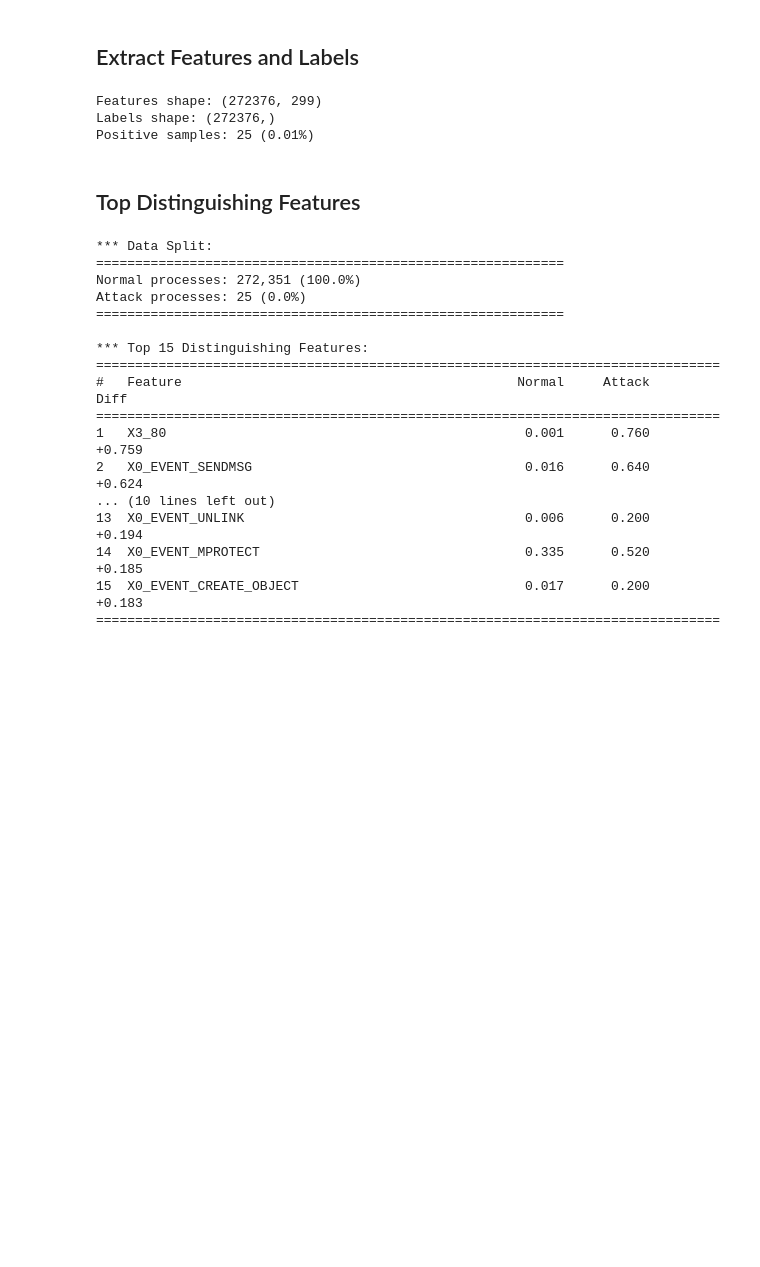
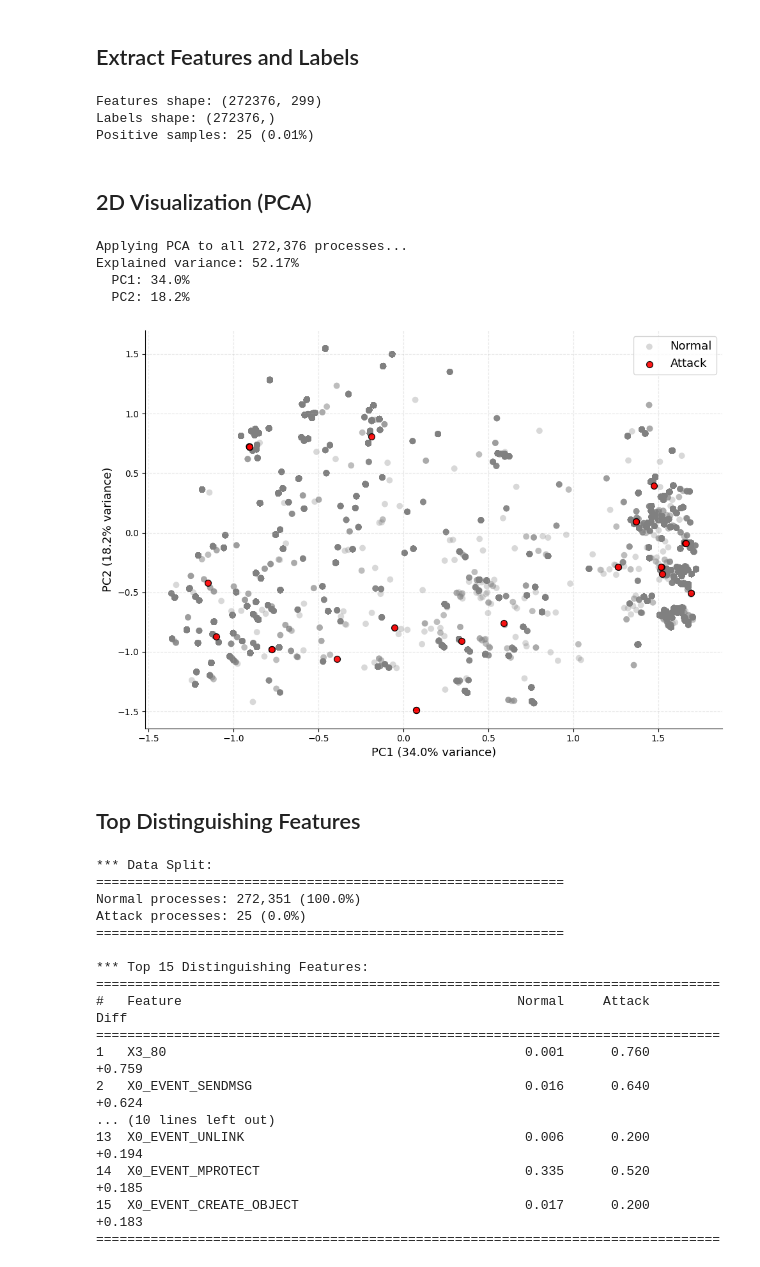
Before and after one commit to asiftauhid/gae_anomaly_detection, a Jupyter notebook: 0_data_exploration.ipynb, the cells around one changed output. Cells and saved outputs as stored; diff of their text form; code cells hidden in the pictures; blank space fills up the shorter version.

Commit message:
Added the PCA visual

```diff
--- a/0_data_exploration.ipynb
+++ b/0_data_exploration.ipynb
@@ -220,6 +220,50 @@ print(f"Positive samples: {y.sum()} ({y.mean():.2%})")
 Features shape: (272376, 299)
 Labels shape: (272376,)
 Positive samples: 25 (0.01%)
+# %% [markdown]
+## 2D Visualization (PCA)
+# %%
+from sklearn.decomposition import PCA
+
+print(f"Applying PCA to all {len(X):,} processes...")
+pca = PCA(n_components=2, random_state=42)
+X_pca = pca.fit_transform(X)
+
+print(f"Explained variance: {pca.explained_variance_ratio_.sum():.2%}")
+print(f"  PC1: {pca.explained_variance_ratio_[0]:.1%}")
+print(f"  PC2: {pca.explained_variance_ratio_[1]:.1%}")
+
+# Visualization
+fig, ax = plt.subplots(figsize=(10, 7))
+
+normal_mask = y == 0
+attack_mask = y == 1
+
+ax.scatter(X_pca[normal_mask, 0], X_pca[normal_mask, 1],
+           c='gray', alpha=0.3, s=50, label='Normal', edgecolors='none')
+ax.scatter(X_pca[attack_mask, 0], X_pca[attack_mask, 1],
+           c='red', alpha=0.9, s=50, marker='o',
+           label='Attack', edgecolors='black')
+
+ax.set_xlabel(f'PC1 ({pca.explained_variance_ratio_[0]:.1%} variance)', fontsize=13)
+ax.set_ylabel(f'PC2 ({pca.explained_variance_ratio_[1]:.1%} variance)', fontsize=13)
+
+ax.legend(loc='upper right', fontsize=13)
+ax.grid(True, alpha=0.3, linestyle='--')
+ax.spines['top'].set_visible(False)
+ax.spines['right'].set_visible(False)
+
+plt.tight_layout()
+plt.savefig('Capstone_results/Data_Scatter_PCA.png', dpi=300, bbox_inches='tight')
+# plt.savefig('Capstone_results/Data_Scatter_PCA.pdf', bbox_inches='tight')
+# print("✓ Saved: Data_Scatter_PCA.png and .pdf")
+plt.show()
+# %% [output]
+Applying PCA to all 272,376 processes...
+Explained variance: 52.17%
+  PC1: 34.0%
+  PC2: 18.2%
+[figure, added]
 # %% [markdown]
 ## Top Distinguishing Features
 # %%
```
Also changed, not shown: 1 other file.
